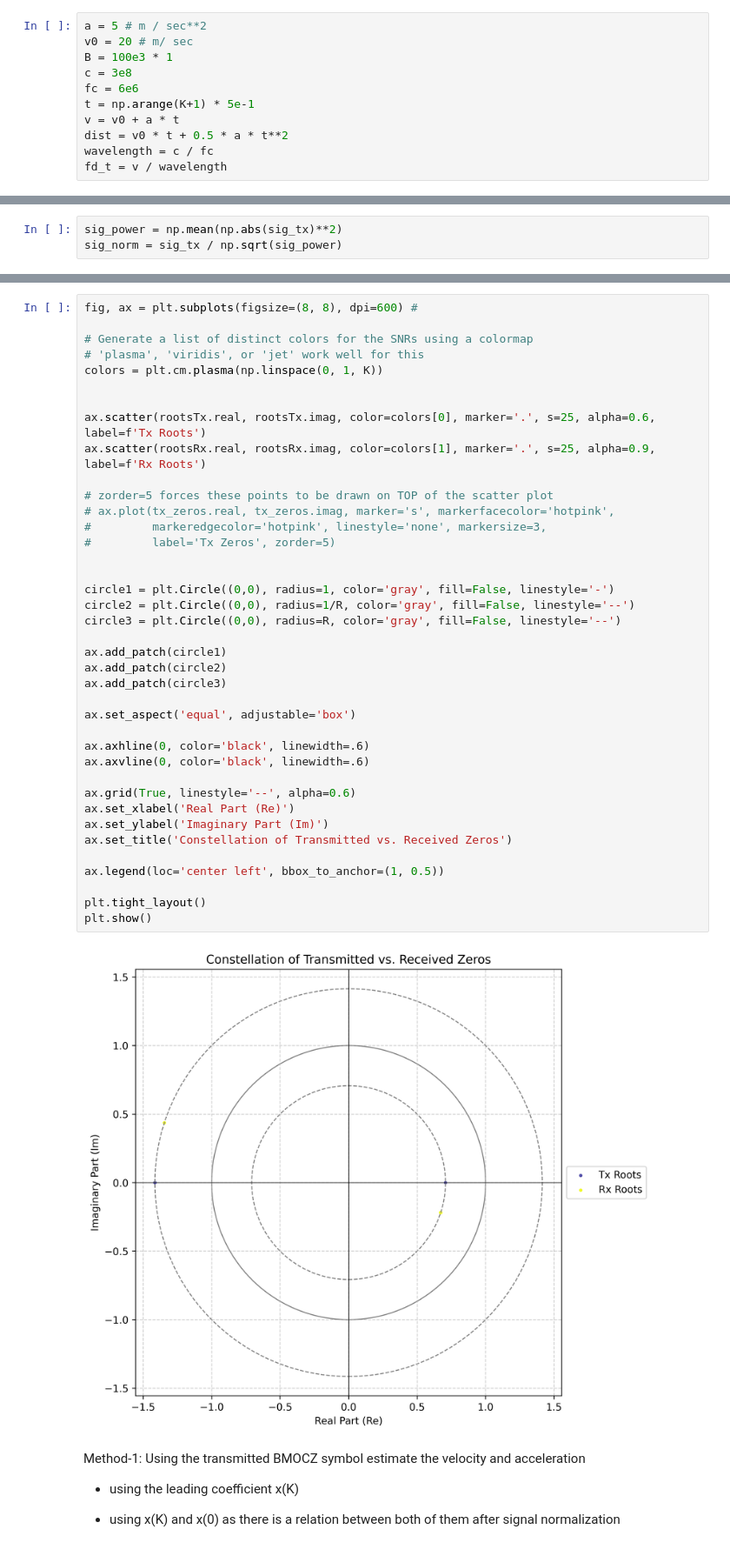
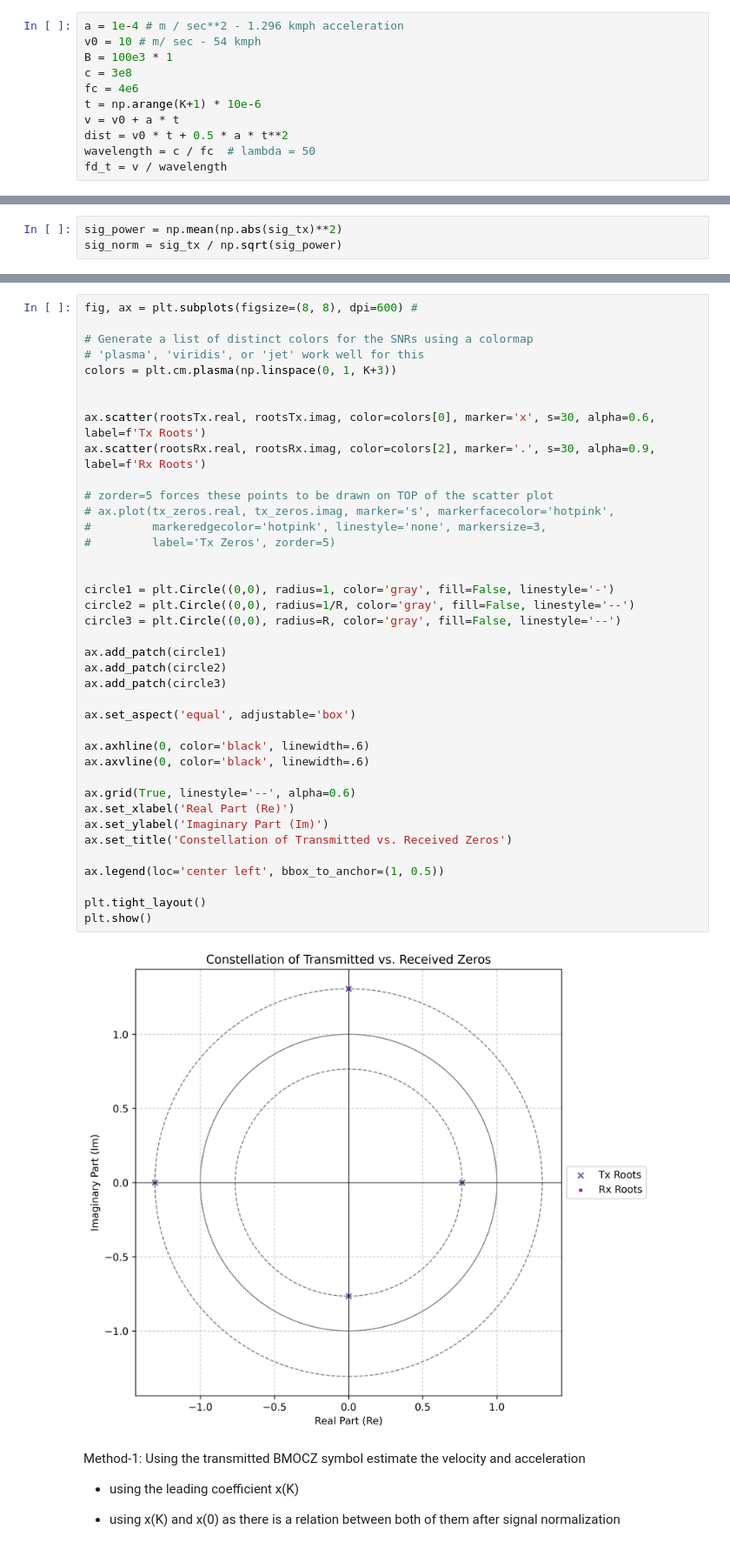
Before and after one commit to venkatasriraj/rap-sic-research, a Jupyter notebook: MOCZ/doppler.ipynb, the cells around one changed output, grey strips where cells are left out. Shown at 87% size. Saved outputs shown, nothing was run; the diff lists cells and outputs as text.

```diff
--- a/MOCZ/doppler.ipynb
+++ b/MOCZ/doppler.ipynb
@@ -16,15 +16,15 @@ Q = 4
 tx = BMOCZTransmitter(K)
 R = tx.R
 # %%
-a = 5 # m / sec**2
-v0 = 20 # m/ sec
+a = 1e-4 # m / sec**2 - 1.296 kmph acceleration
+v0 = 10 # m/ sec - 54 kmph
 B = 100e3 * 1
 c = 3e8
-fc = 6e6
-t = np.arange(K+1) * 5e-1
+fc = 4e6
+t = np.arange(K+1) * 10e-6
 v = v0 + a * t
 dist = v0 * t + 0.5 * a * t**2
-wavelength = c / fc
+wavelength = c / fc  # lambda = 50
 fd_t = v / wavelength
 # %%
 fd_Cumulative = np.cumsum(fd_t)
@@ -84,42 +95,42 @@ fig, ax = plt.subplots(figsize=(8, 8), dpi=600) #
 
 # Generate a list of distinct colors for the SNRs using a colormap
 # 'plasma', 'viridis', or 'jet' work well for this
-colors = plt.cm.plasma(np.linspace(0, 1, K))
+colors = plt.cm.plasma(np.linspace(0, 1, K+3))
 
 
-ax.scatter(rootsTx.real, rootsTx.imag, color=colors[0], marker='.', s=25, alpha=0.6, label=f'Tx Roots')
-ax.scatter(rootsRx.real, rootsRx.imag, color=colors[1], marker='.', s=25, alpha=0.9, label=f'Rx Roots')
+ax.scatter(rootsTx.real, rootsTx.imag, color=colors[0], marker='x', s=30, alpha=0.6, label=f'Tx Roots')
+ax.scatter(rootsRx.real, rootsRx.imag, color=colors[2], marker='.', s=30, alpha=0.9, label=f'Rx Roots')
 
 # zorder=5 forces these points to be drawn on TOP of the scatter plot
 # ax.plot(tx_zeros.real, tx_zeros.imag, marker='s', markerfacecolor='hotpink',
 #         markeredgecolor='hotpink', linestyle='none', markersize=3,
 #         label='Tx Zeros', zorder=5)
 
 
 circle1 = plt.Circle((0,0), radius=1, color='gray', fill=False, linestyle='-')
 circle2 = plt.Circle((0,0), radius=1/R, color='gray', fill=False, linestyle='--')
 circle3 = plt.Circle((0,0), radius=R, color='gray', fill=False, linestyle='--')
 
 ax.add_patch(circle1)
 ax.add_patch(circle2)
 ax.add_patch(circle3)
 
 ax.set_aspect('equal', adjustable='box')
 
 ax.axhline(0, color='black', linewidth=.6)
 ax.axvline(0, color='black', linewidth=.6)
 
 ax.grid(True, linestyle='--', alpha=0.6)
 ax.set_xlabel('Real Part (Re)')
 ax.set_ylabel('Imaginary Part (Im)')
 ax.set_title('Constellation of Transmitted vs. Received Zeros')
 
 ax.legend(loc='center left', bbox_to_anchor=(1, 0.5))
 
 plt.tight_layout()
 plt.show()
 # %% [output]
-[figure, old version]
+[figure, new version]
 # %% [markdown]
 Method-1: Using the transmitted BMOCZ symbol estimate the velocity and acceleration
 
```
Also changed, not shown: parts of 4 cells of this notebook, 24 other files.
